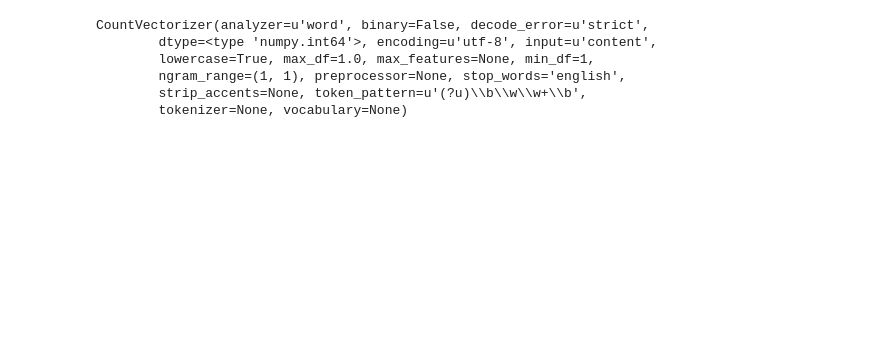
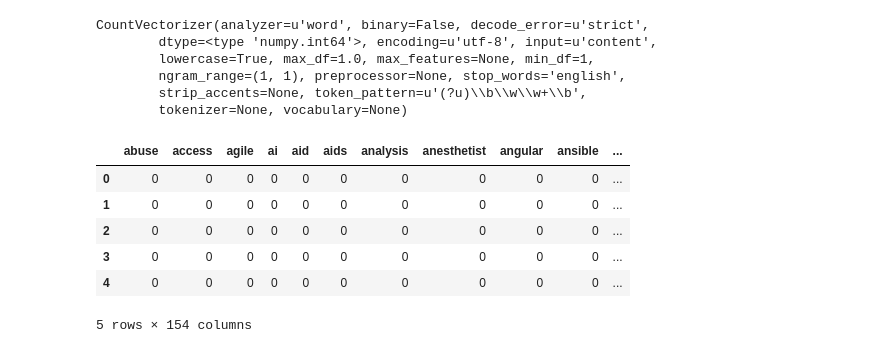
Before and after one commit to BhushanShet/BhushanShet.github.io, a Jupyter notebook: project-four/Project 4.ipynb, the cells around one changed output. Cells and saved outputs as stored; diff of their text form; code cells hidden in the pictures; blank space fills up the shorter version.

```diff
--- a/project-four/Project 4.ipynb
+++ b/project-four/Project 4.ipynb
@@ -674,0 +724,10 @@ CountVectorizer(analyzer=u'word', binary=False, decode_error=u'strict',
+# %%
+x_title_trans.head()
+# %% [output]
+|  | abuse | access | agile | ai | aid | aids | analysis | anesthetist | angular | ansible | ... |
+| 0 | 0 | 0 | 0 | 0 | 0 | 0 | 0 | 0 | 0 | 0 | ... |
+| 1 | 0 | 0 | 0 | 0 | 0 | 0 | 0 | 0 | 0 | 0 | ... |
+| 2 | 0 | 0 | 0 | 0 | 0 | 0 | 0 | 0 | 0 | 0 | ... |
+| 3 | 0 | 0 | 0 | 0 | 0 | 0 | 0 | 0 | 0 | 0 | ... |
+| 4 | 0 | 0 | 0 | 0 | 0 | 0 | 0 | 0 | 0 | 0 | ... |
+5 rows × 154 columns
```
Also changed, not shown: parts of 22 cells of this notebook.
